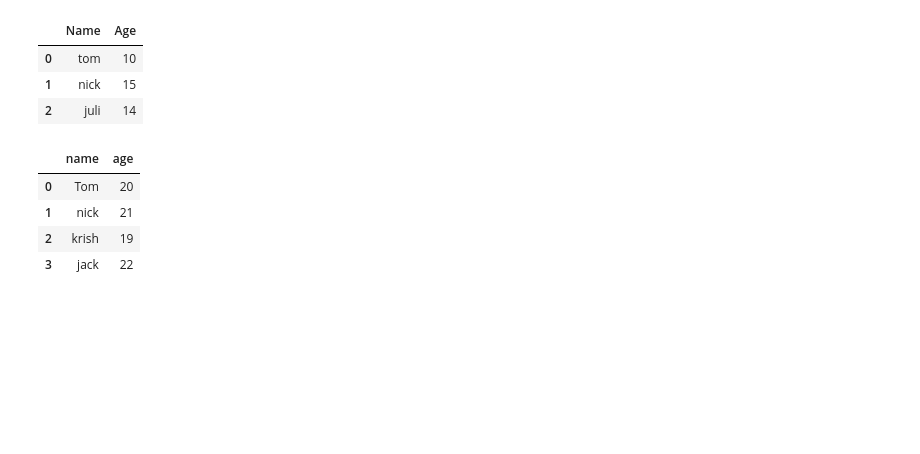
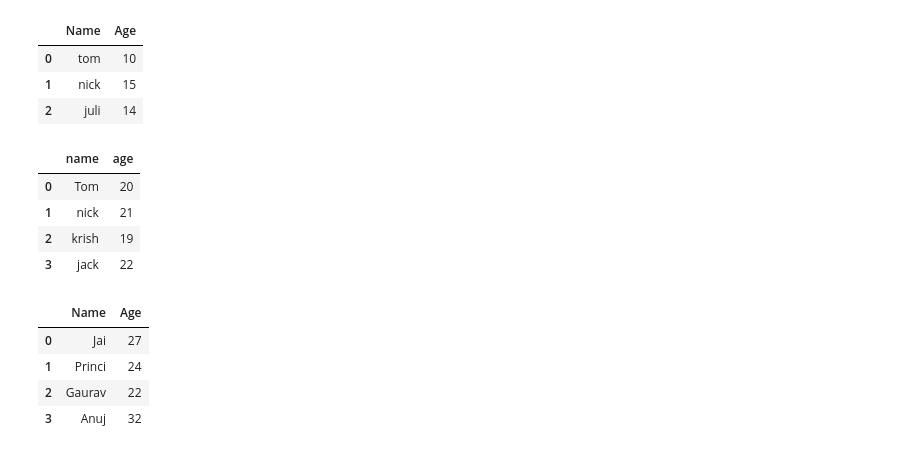
Before and after one commit to NarendarB0152/VignanUniversityWorkShop, a Jupyter notebook: Pandas/Pandas.ipynb, the cells around one changed output. Saved outputs shown, nothing was run; the diff lists cells and outputs as text; code cells hidden in the pictures; blank space fills up the shorter version.

```diff
--- a/Pandas/Pandas.ipynb
+++ b/Pandas/Pandas.ipynb
@@ -238,3 +238,17 @@ pd.DataFrame(data)
 | 1 | nick | 21 |
 | 2 | krish | 19 |
 | 3 | jack | 22 |
+# %%
+data = { 'Name'         :['Jai', 'Princi', 'Gaurav', 'Anuj'],
+         'Age'          :[27, 24, 22, 32],
+         'Address'      :['Delhi', 'Kanpur', 'Allahabad', 'Kannauj'],
+         'Qualification':['Msc', 'MA', 'MCA', 'Phd']}
+
+df = pd.DataFrame(data)
+df[['Name','Age']]
+# %% [output]
+|  | Name | Age |
+| 0 | Jai | 27 |
+| 1 | Princi | 24 |
+| 2 | Gaurav | 22 |
+| 3 | Anuj | 32 |
```
Also changed, not shown: parts of 4 cells of this notebook.
